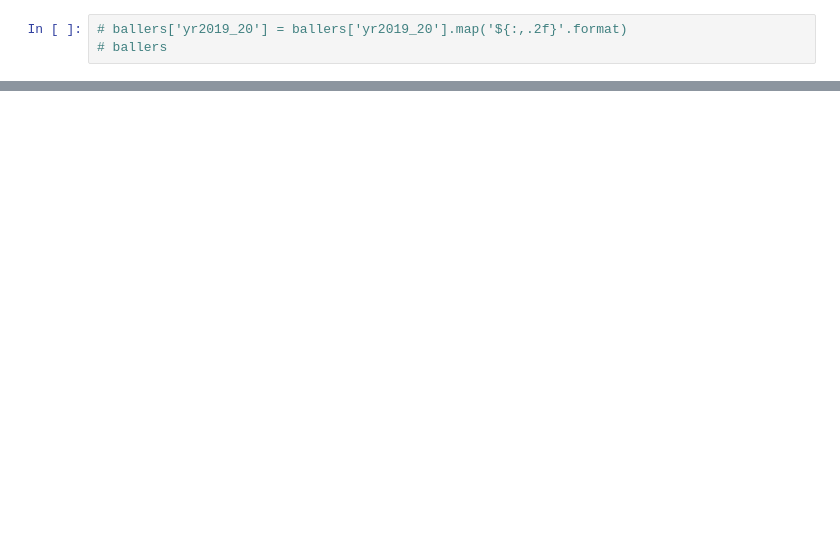
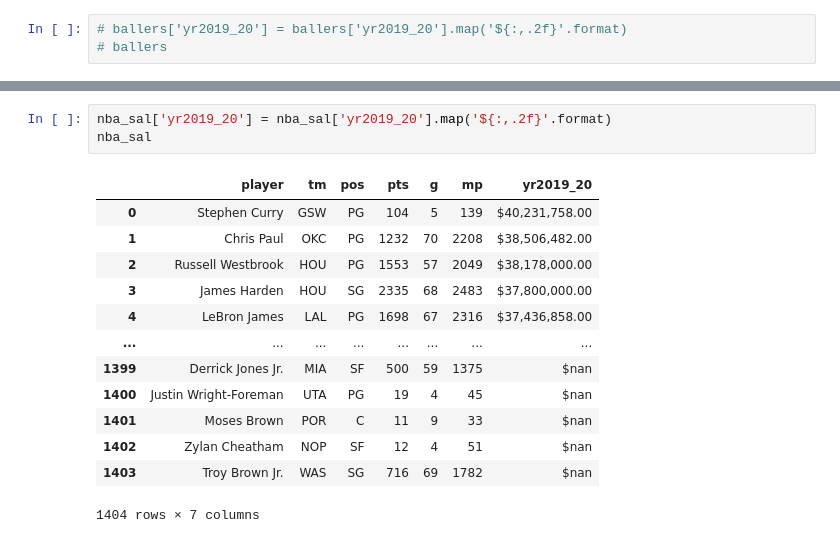
Before and after one commit to HIna-Ahmad/ETL_project, a Jupyter notebook: starter_code.ipynb, the cells around one changed output, grey strips where cells are left out. Cells and saved outputs as stored; diff of their text form; blank space fills up the shorter version.

```diff
--- a/starter_code.ipynb
+++ b/starter_code.ipynb
@@ -262,0 +284,17 @@ LINE 1: ...lect stats.player, stats.tm, stats.pos, stats.pts,stats.g, s...
+# %%
+nba_sal['yr2019_20'] = nba_sal['yr2019_20'].map('${:,.2f}'.format)
+nba_sal
+# %% [output]
+|  | player | tm | pos | pts | g | mp | yr2019_20 |
+| 0 | Stephen Curry | GSW | PG | 104 | 5 | 139 | $40,231,758.00 |
+| 1 | Chris Paul | OKC | PG | 1232 | 70 | 2208 | $38,506,482.00 |
+| 2 | Russell Westbrook | HOU | PG | 1553 | 57 | 2049 | $38,178,000.00 |
+| 3 | James Harden | HOU | SG | 2335 | 68 | 2483 | $37,800,000.00 |
+| 4 | LeBron James | LAL | PG | 1698 | 67 | 2316 | $37,436,858.00 |
+| ... | ... | ... | ... | ... | ... | ... | ... |
+| 1399 | Derrick Jones Jr. | MIA | SF | 500 | 59 | 1375 | $nan |
+| 1400 | Justin Wright-Foreman | UTA | PG | 19 | 4 | 45 | $nan |
+| 1401 | Moses Brown | POR | C | 11 | 9 | 33 | $nan |
+| 1402 | Zylan Cheatham | NOP | SF | 12 | 4 | 51 | $nan |
+| 1403 | Troy Brown Jr. | WAS | SG | 716 | 69 | 1782 | $nan |
+1404 rows × 7 columns
```
Also changed, not shown: parts of 10 cells of this notebook.
